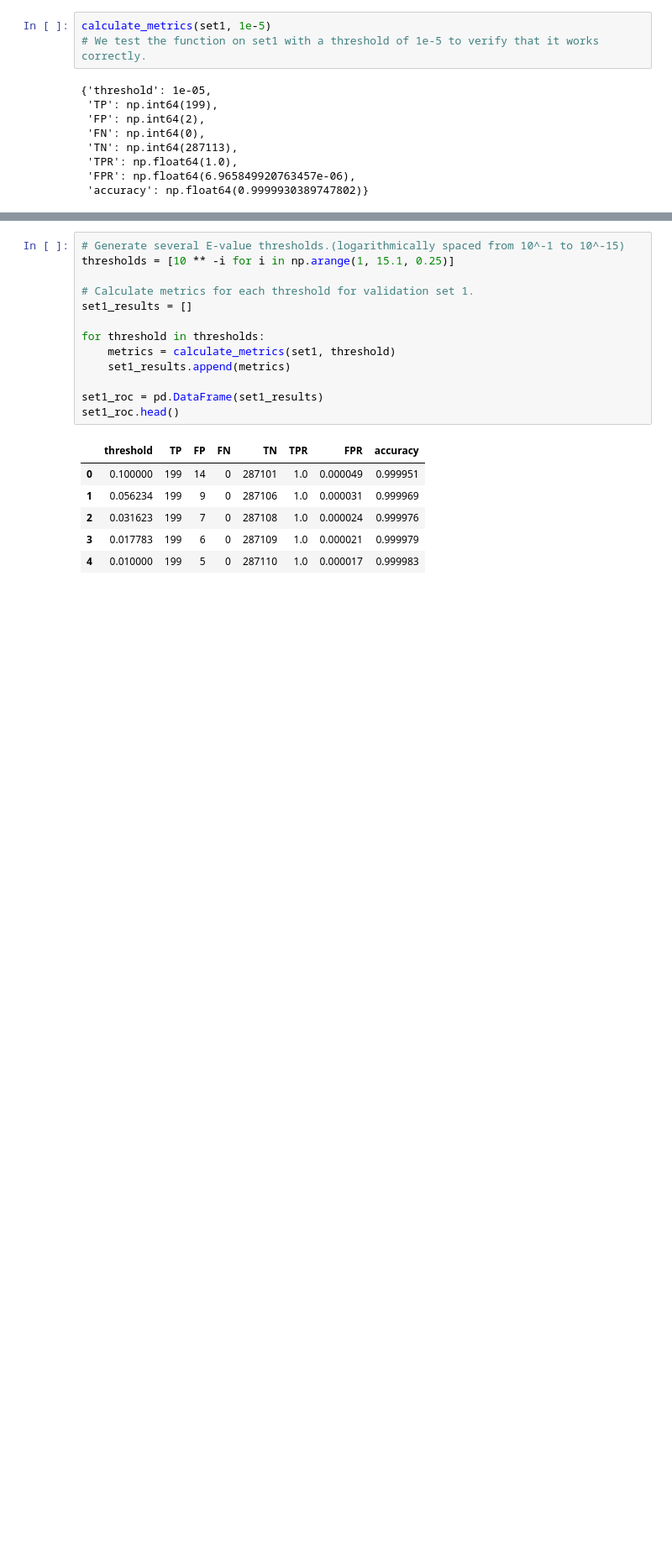
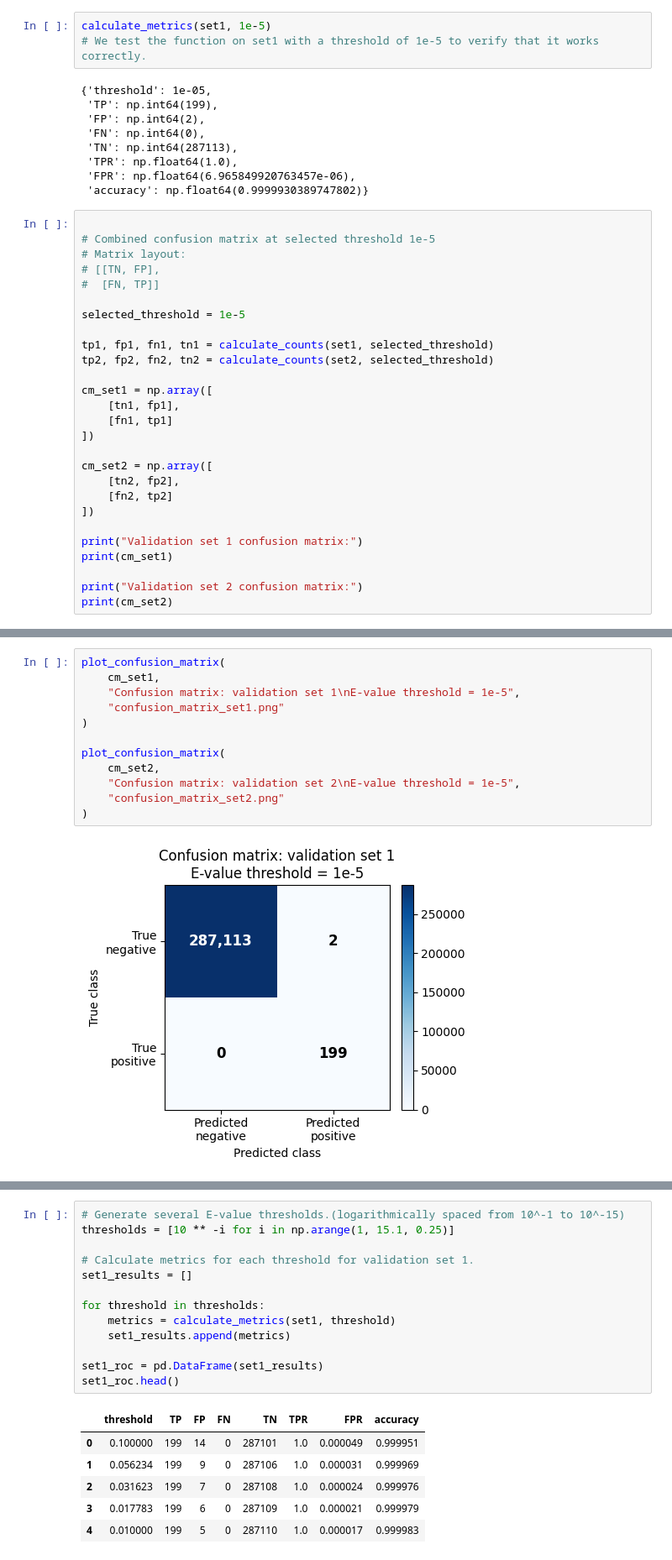
Before and after one commit to cloudy00000/kunitz-hmm-project, a Jupyter notebook: notebooks/plots.ipynb, the cells around one changed output, grey strips where cells are left out. Shown at 84% size. Cells and saved outputs as stored; diff of their text form; blank space fills up the shorter version.

```diff
--- a/notebooks/roc_plot.ipynb
+++ b/notebooks/plots.ipynb
@@ -115,3 +115,30 @@ calculate_metrics(set1, 1e-5)
  'TPR': np.float64(1.0),
  'FPR': np.float64(6.965849920763457e-06),
  'accuracy': np.float64(0.9999930389747802)}
+# %%
+
+# Combined confusion matrix at selected threshold 1e-5
+# Matrix layout:
+# [[TN, FP],
+#  [FN, TP]]
+
+selected_threshold = 1e-5
+
+tp1, fp1, fn1, tn1 = calculate_counts(set1, selected_threshold)
+tp2, fp2, fn2, tn2 = calculate_counts(set2, selected_threshold)
+
+cm_set1 = np.array([
+    [tn1, fp1],
+    [fn1, tp1]
+])
+
+cm_set2 = np.array([
+    [tn2, fp2],
+    [fn2, tp2]
+])
+
+print("Validation set 1 confusion matrix:")
+print(cm_set1)
+
+print("Validation set 2 confusion matrix:")
+print(cm_set2)
@@ -117,0 +202,14 @@ calculate_metrics(set1, 1e-5)
+# %%
+plot_confusion_matrix(
+    cm_set1,
+    "Confusion matrix: validation set 1\nE-value threshold = 1e-5",
+    "confusion_matrix_set1.png"
+)
+
+plot_confusion_matrix(
+    cm_set2,
+    "Confusion matrix: validation set 2\nE-value threshold = 1e-5",
+    "confusion_matrix_set2.png"
+)
+# %% [output]
+[figure, added]
```
Also changed, not shown: parts of 4 cells of this notebook, 5 other files.
